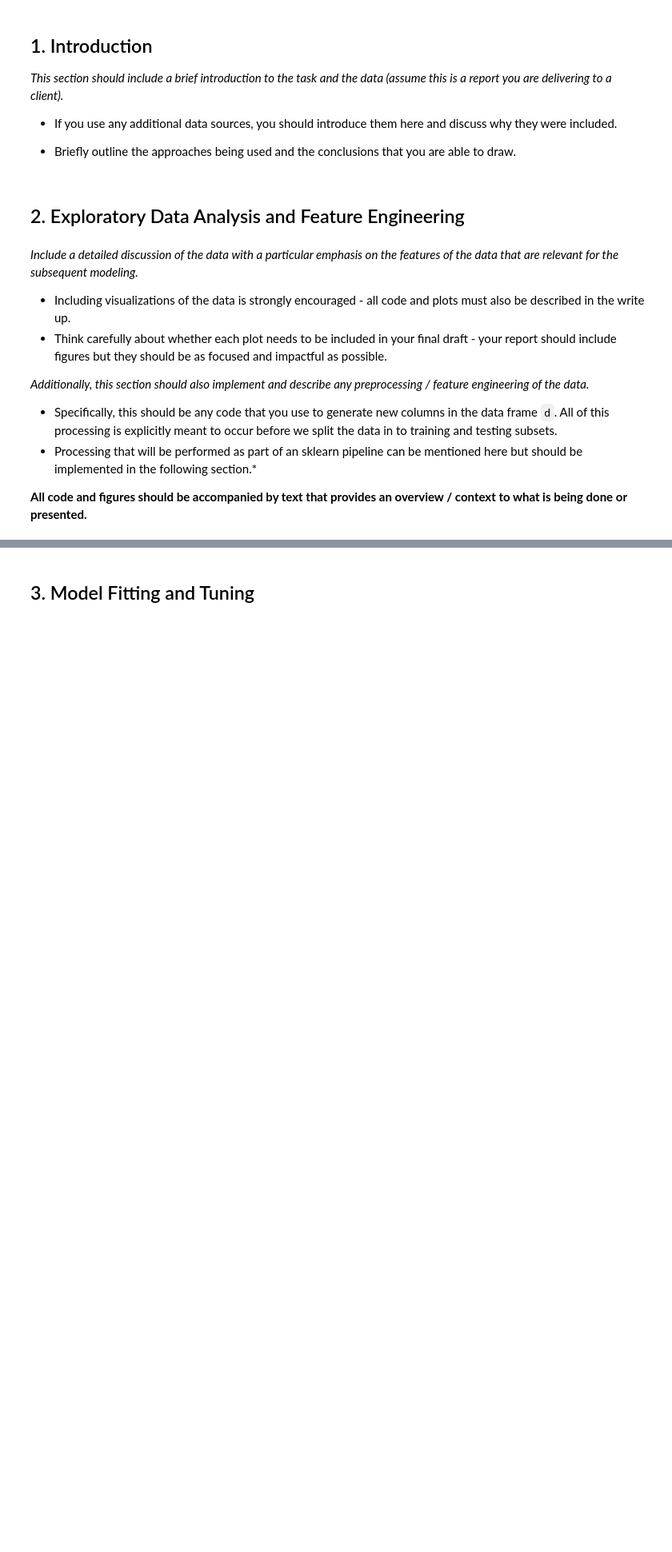
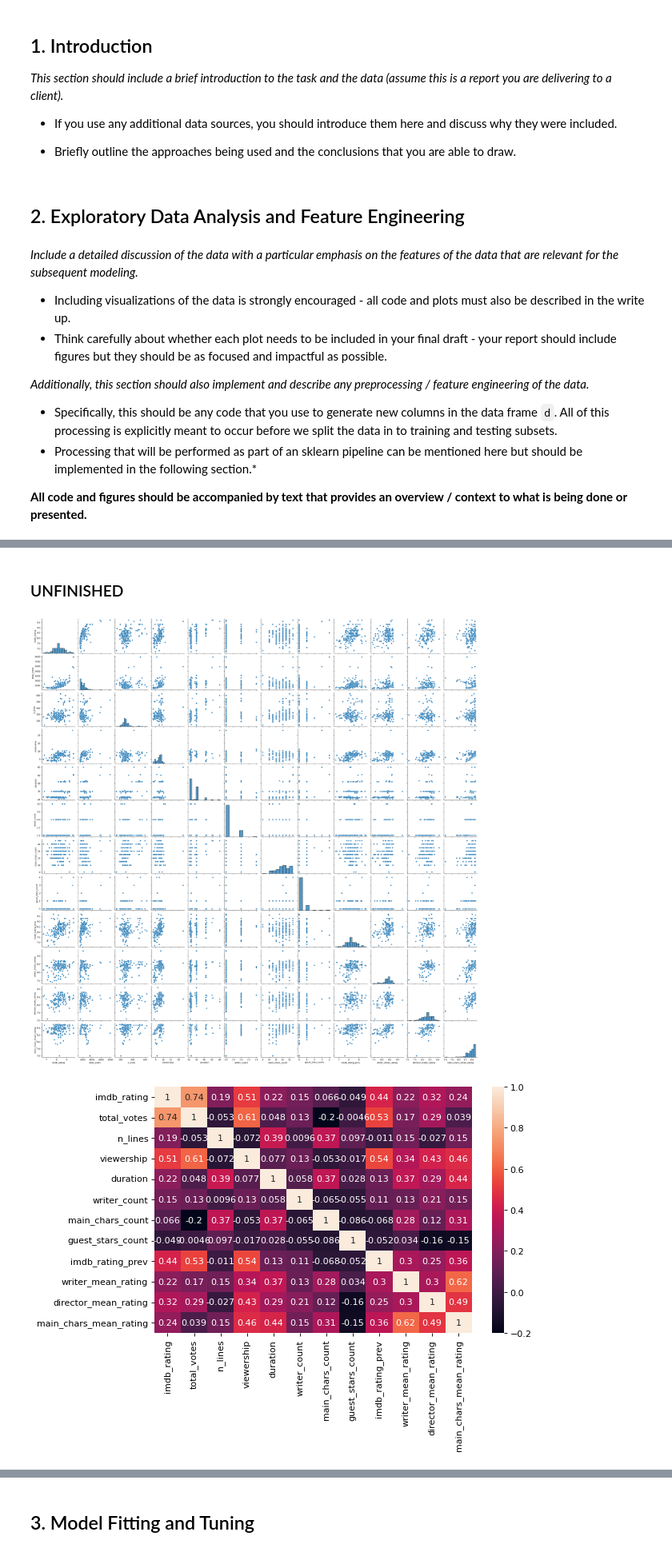
Before and after one commit to monicasteph97/mlp-proj1, a Jupyter notebook: project1.ipynb, the cells around one changed output, grey strips where cells are left out. Shown at 80% size. Drawn from its saved outputs; the diff is of its cells as text; code cells hidden in the pictures; blank space fills up the shorter version.

```diff
--- a/project1.ipynb
+++ b/project1.ipynb
@@ -158,3 +487,5 @@ def data_preparation(data, df_guest_star):
+# %% [markdown]
+### UNFINISHED ###
 # %%
 def preprocess(num_cols, cat_cols):
     """
@@ -293,3 +624,19 @@ def feature_importance(model, X_train, y_train):
 
     # Show feature importance table
     display(feature_importances)
+# %%
+get_correlation(df[['imdb_rating',
+ 'total_votes',
+ 'n_lines',
+ 'viewership',
+ 'duration',
+ 'writer_count',
+ 'main_chars_count',
+ 'guest_stars_count',
+ 'imdb_rating_prev',
+ 'writer_mean_rating',
+ 'director_mean_rating',
+ 'main_chars_mean_rating']])
+# %% [output]
+[figure, added]
+[figure, added]
```
Also changed, not shown: parts of 26 cells of this notebook, 2 other files.
